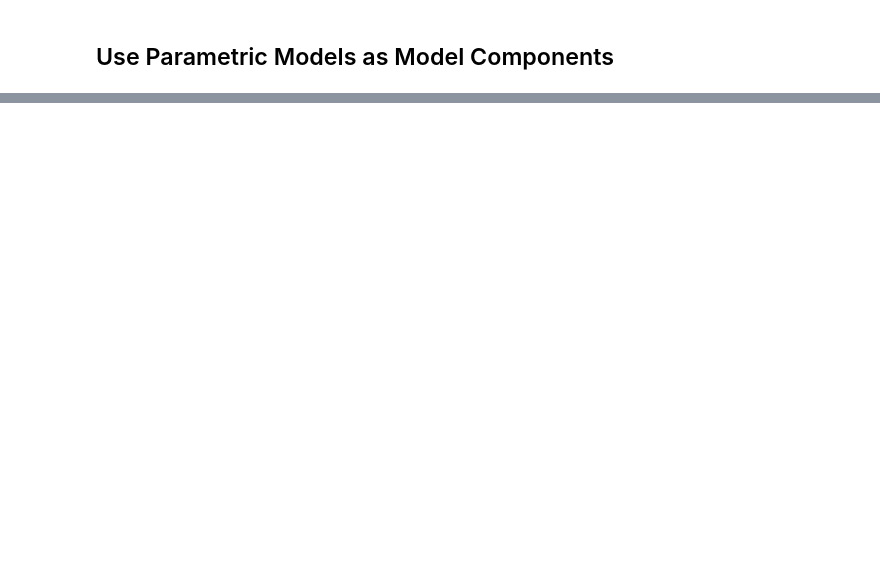
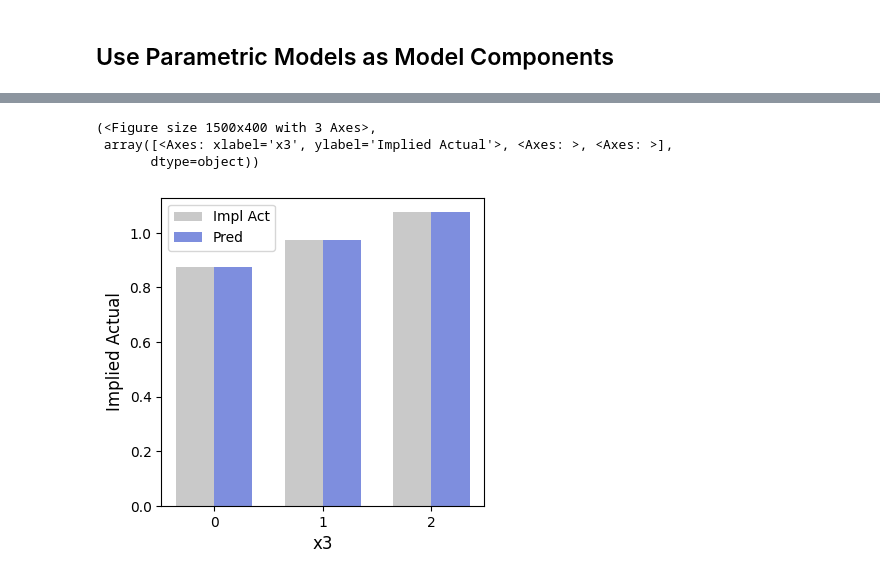
Before and after one commit to YimingZhang07/quantbullet, a Jupyter notebook: docs/experiments/testing.ipynb, the cells around one changed output, grey strips where cells are left out. Cells and saved outputs as stored; diff of their text form; code cells hidden in the pictures; blank space fills up the shorter version.

```diff
--- a/docs/experiments/testing.ipynb
+++ b/docs/experiments/testing.ipynb
@@ -115,0 +200,7 @@ x1-AsymQuadModel({'a': 0.0027202450786069513, 'b': -0.050785510749303514, 'x0':
+# %%
+tk.plot_categorical_plots( model, dcontainer )
+# %% [output]
+(<Figure size 1500x400 with 3 Axes>,
+ array([<Axes: xlabel='x3', ylabel='Implied Actual'>, <Axes: >, <Axes: >],
+       dtype=object))
+[figure, added]
```
Also changed, not shown: parts of 15 cells of this notebook, 6 other files.
